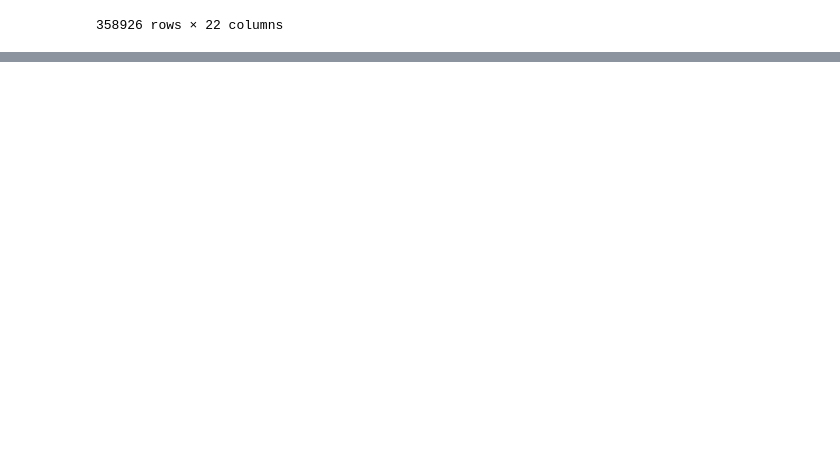
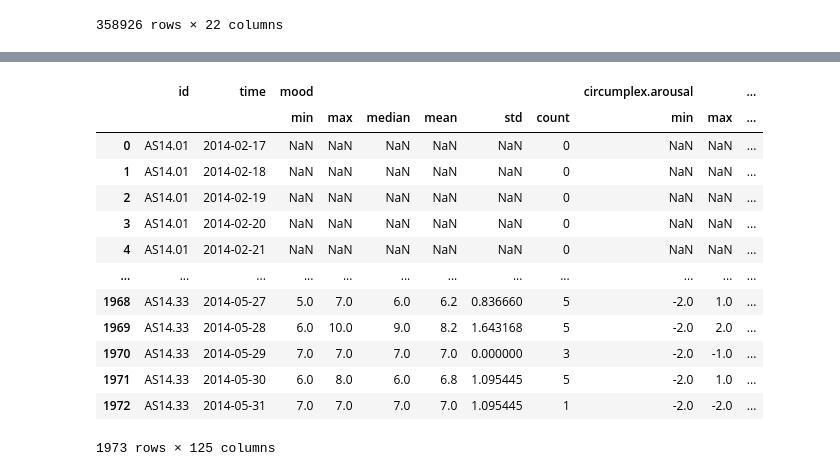
Before and after one commit to tituspellegrom/DataMiningTechniques, a Jupyter notebook: Exploration-Jaimie.ipynb, the cells around one changed output, grey strips where cells are left out. Drawn from its saved outputs; the diff is of its cells as text; code cells hidden in the pictures; blank space fills up the shorter version.

```diff
--- a/Exploration-Jaimie.ipynb
+++ b/Exploration-Jaimie.ipynb
@@ -126,0 +131,25 @@ AS14.24
+# %%
+## Forward Fill Nan's for score columns
+cols_score = ['mood', 'circumplex.arousal', 'circumplex.valence', 'affect', 'activity']
+
+df_temp = df_daily.set_index(['id', 'time']).sort_index()
+df_filled = df_temp[cols_score].groupby('id').ffill(limit=3)  # max allowed gap of .. days
+
+df_daily = df_temp.fillna(df_filled).reset_index()
+
+display(df_daily)
+# %% [output]
+|  | id | time | mood |  |  |  |  |  | circumplex.arousal |  | ... |
+|  |  |  | min | max | median | mean | std | count | min | max | ... |
+| 0 | AS14.01 | 2014-02-17 | NaN | NaN | NaN | NaN | NaN | 0 | NaN | NaN | ... |
+| 1 | AS14.01 | 2014-02-18 | NaN | NaN | NaN | NaN | NaN | 0 | NaN | NaN | ... |
+| 2 | AS14.01 | 2014-02-19 | NaN | NaN | NaN | NaN | NaN | 0 | NaN | NaN | ... |
+| 3 | AS14.01 | 2014-02-20 | NaN | NaN | NaN | NaN | NaN | 0 | NaN | NaN | ... |
+| 4 | AS14.01 | 2014-02-21 | NaN | NaN | NaN | NaN | NaN | 0 | NaN | NaN | ... |
+| ... | ... | ... | ... | ... | ... | ... | ... | ... | ... | ... | ... |
+| 1968 | AS14.33 | 2014-05-27 | 5.0 | 7.0 | 6.0 | 6.2 | 0.836660 | 5 | -2.0 | 1.0 | ... |
+| 1969 | AS14.33 | 2014-05-28 | 6.0 | 10.0 | 9.0 | 8.2 | 1.643168 | 5 | -2.0 | 2.0 | ... |
+| 1970 | AS14.33 | 2014-05-29 | 7.0 | 7.0 | 7.0 | 7.0 | 0.000000 | 3 | -2.0 | -1.0 | ... |
+| 1971 | AS14.33 | 2014-05-30 | 6.0 | 8.0 | 6.0 | 6.8 | 1.095445 | 5 | -2.0 | 1.0 | ... |
+| 1972 | AS14.33 | 2014-05-31 | 7.0 | 7.0 | 7.0 | 7.0 | 1.095445 | 1 | -2.0 | -2.0 | ... |
+1973 rows × 125 columns
```
Also changed, not shown: parts of 4 cells of this notebook, 1 other file.
